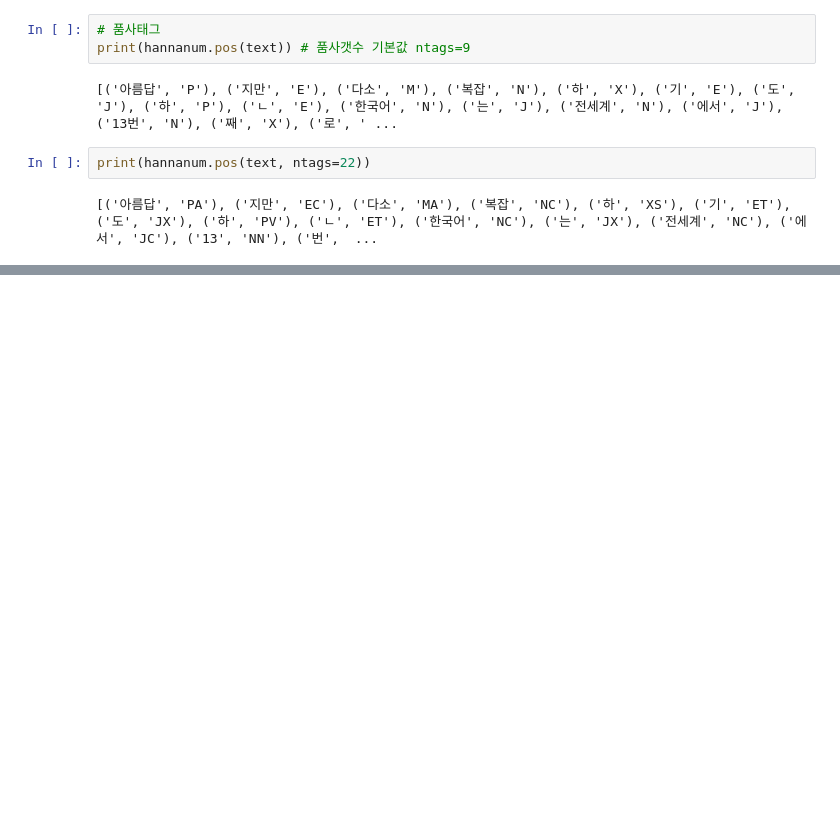
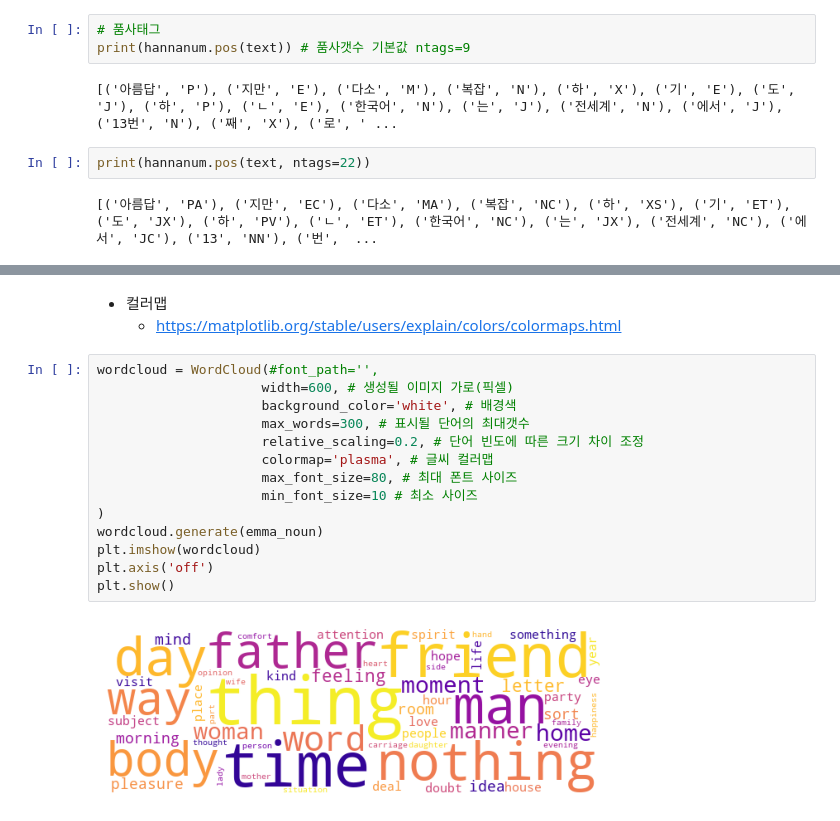
Before and after one commit to jangseulchan/ai_x, a Jupyter notebook: source/07_자연어처리/ch2_한글형태소분석_시각화.ipynb, the cells around one changed output, grey strips where cells are left out. Cells and saved outputs as stored; diff of their text form; blank space fills up the shorter version.

```diff
--- a/source/07_자연어처리/ch2_한글형태소분석_시각화.ipynb
+++ b/source/07_자연어처리/ch2_한글형태소분석_시각화.ipynb
@@ -99,0 +289,19 @@ print(hannanum.pos(text, ntags=22))
+# %% [markdown]
+- 컬러맵
+    - https://matplotlib.org/stable/users/explain/colors/colormaps.html
+# %%
+wordcloud = WordCloud(#font_path='',
+                     width=600, # 생성될 이미지 가로(픽셀)
+                     background_color='white', # 배경색
+                     max_words=300, # 표시될 단어의 최대갯수
+                     relative_scaling=0.2, # 단어 빈도에 따른 크기 차이 조정
+                     colormap='plasma', # 글씨 컬러맵
+                     max_font_size=80, # 최대 폰트 사이즈
+                     min_font_size=10 # 최소 사이즈
+)
+wordcloud.generate(emma_noun)
+plt.imshow(wordcloud)
+plt.axis('off')
+plt.show()
+# %% [output]
+[figure, added]
```
Also changed, not shown: parts of 56 cells of this notebook, 4 other files.
